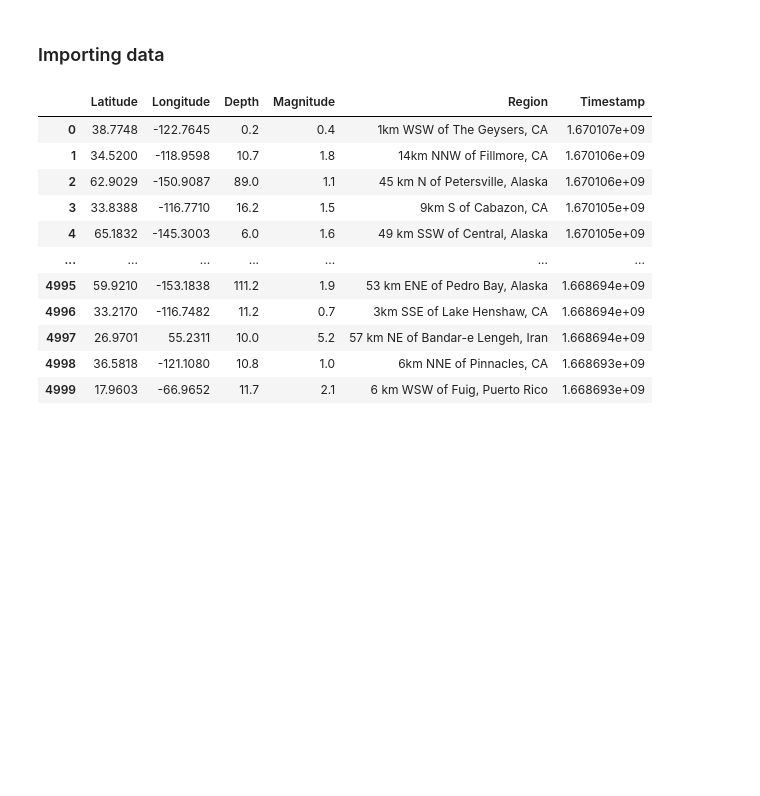
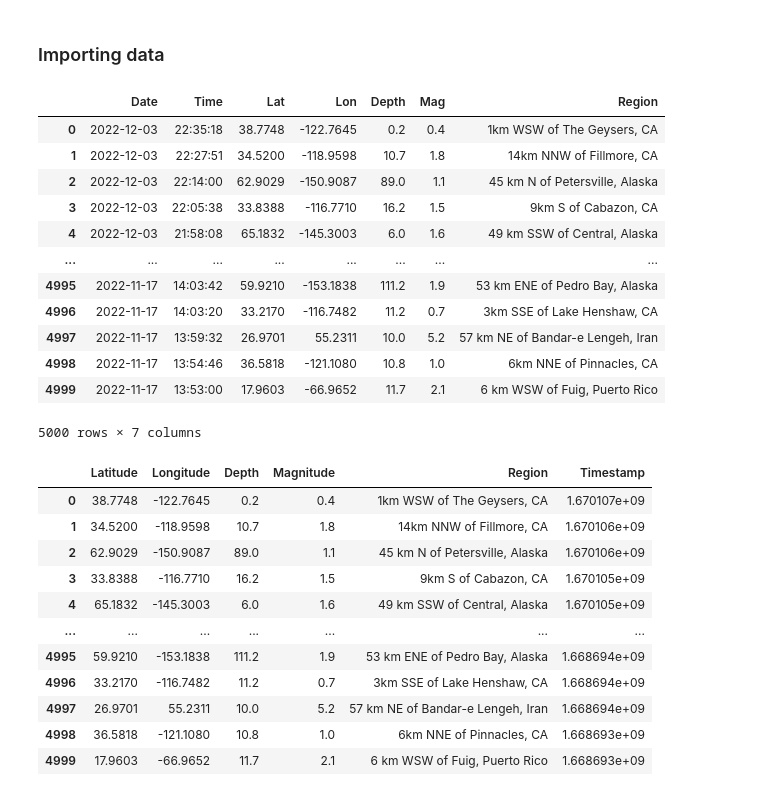
Before and after one commit to Andrina-iris/Cogs-118B-ML_Project, a Jupyter notebook: EarthquakePattern.ipynb, the cells around one changed output. Cells and saved outputs as stored; diff of their text form; code cells hidden in the pictures; blank space fills up the shorter version.

```diff
--- a/EarthquakePattern.ipynb
+++ b/EarthquakePattern.ipynb
@@ -29,6 +26,21 @@ from keras.wrappers.scikit_learn import KerasClassifier
 ### Importing data
 # %%
 df = pd.read_csv('cleanLargerEqDataset.csv')
+df
+# %% [output]
+|  | Date | Time | Lat | Lon | Depth | Mag | Region |
+| 0 | 2022-12-03 | 22:35:18 | 38.7748 | -122.7645 | 0.2 | 0.4 | 1km WSW of The Geysers, CA |
+| 1 | 2022-12-03 | 22:27:51 | 34.5200 | -118.9598 | 10.7 | 1.8 | 14km NNW of Fillmore, CA |
+| 2 | 2022-12-03 | 22:14:00 | 62.9029 | -150.9087 | 89.0 | 1.1 | 45 km N of Petersville, Alaska |
+| 3 | 2022-12-03 | 22:05:38 | 33.8388 | -116.7710 | 16.2 | 1.5 | 9km S of Cabazon, CA |
+| 4 | 2022-12-03 | 21:58:08 | 65.1832 | -145.3003 | 6.0 | 1.6 | 49 km SSW of Central, Alaska |
+| ... | ... | ... | ... | ... | ... | ... | ... |
+| 4995 | 2022-11-17 | 14:03:42 | 59.9210 | -153.1838 | 111.2 | 1.9 | 53 km ENE of Pedro Bay, Alaska |
+| 4996 | 2022-11-17 | 14:03:20 | 33.2170 | -116.7482 | 11.2 | 0.7 | 3km SSE of Lake Henshaw, CA |
+| 4997 | 2022-11-17 | 13:59:32 | 26.9701 | 55.2311 | 10.0 | 5.2 | 57 km NE of Bandar-e Lengeh, Iran |
+| 4998 | 2022-11-17 | 13:54:46 | 36.5818 | -121.1080 | 10.8 | 1.0 | 6km NNE of Pinnacles, CA |
+| 4999 | 2022-11-17 | 13:53:00 | 17.9603 | -66.9652 | 11.7 | 2.1 | 6 km WSW of Fuig, Puerto Rico |
+5000 rows × 7 columns
 # %%
 timestamp_list = []
 for d, t in zip(df['Date'], df['Time']):
```
Also changed, not shown: parts of 8 cells of this notebook.
